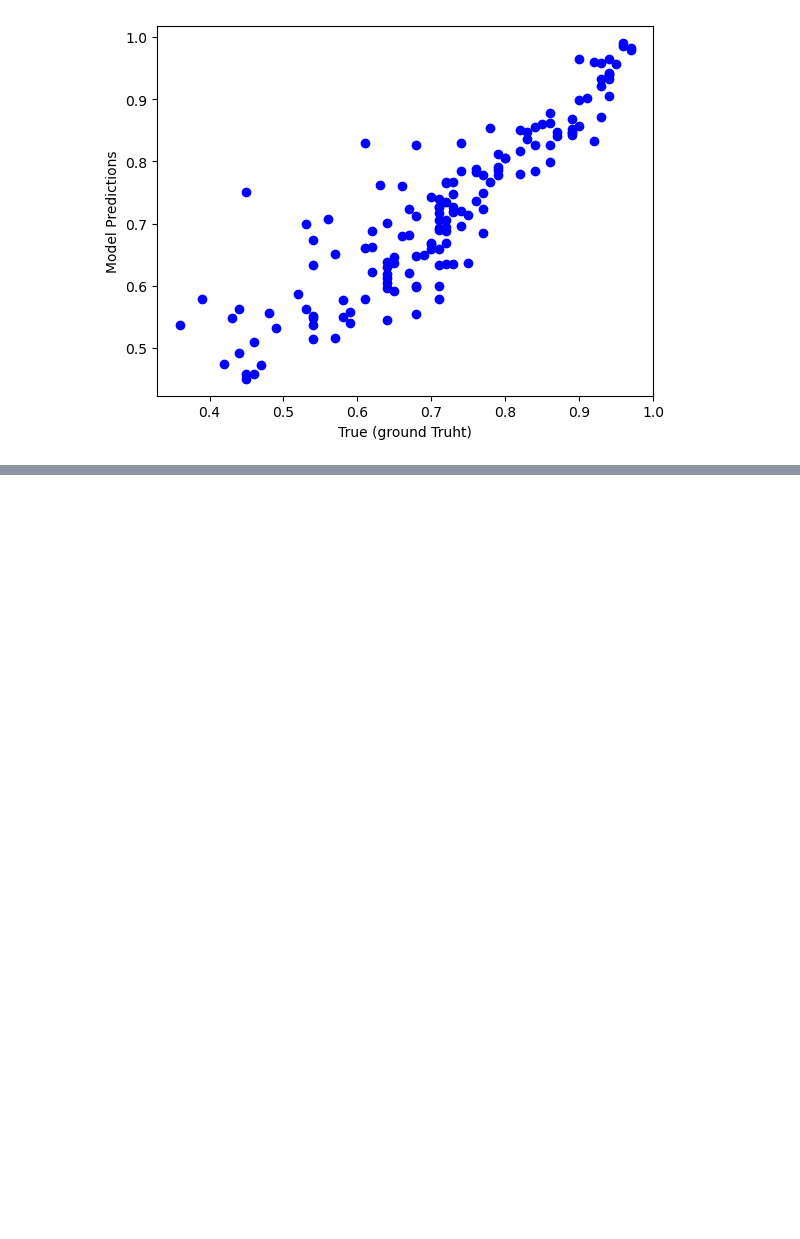
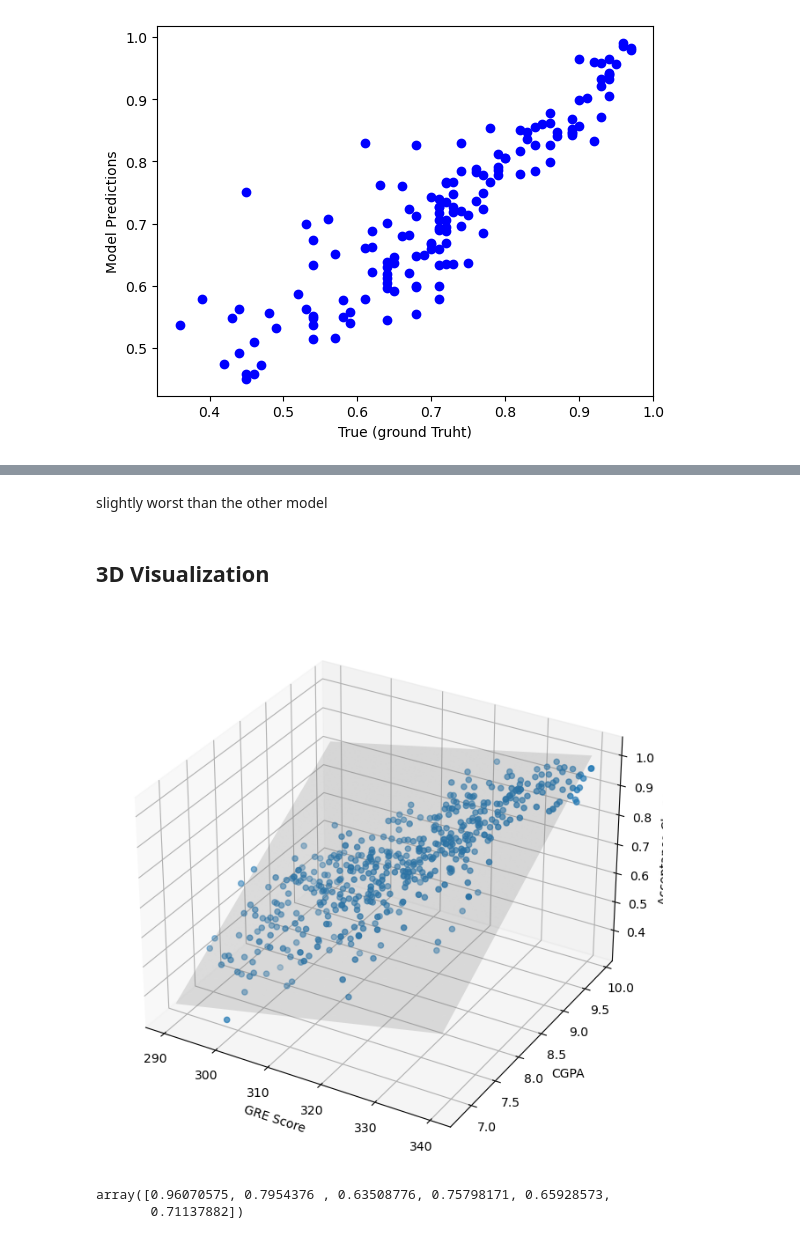
Before and after one commit to AlvaroBishop/GraduateSchoolAcceptancePrediction, a Jupyter notebook: Graduate_Admission_Prediction.ipynb, the cells around one changed output, grey strips where cells are left out. Cells and saved outputs as stored; diff of their text form; code cells hidden in the pictures; blank space fills up the shorter version.

Commit message:
show results in a 3d figure

```diff
--- a/Graduate_Admission_Prediction.ipynb
+++ b/Graduate_Admission_Prediction.ipynb
@@ -305,0 +315,30 @@ MAPE = np.mean( np.abs( (y_test - y_predict) / y_test) ) * 100
+# %% [markdown]
+slightly worst than the other model
+# %% [markdown]
+## 3D Visualization
+# %%
+from mpl_toolkits.mplot3d import Axes3D
+x_surf, y_surf = np.meshgrid( np.linspace(admission_df["GRE Score"].min(), admission_df["GRE Score"].max(),100),
+                              np.linspace(admission_df["CGPA"].min(), admission_df["CGPA"].max(),100))
+# %%
+onlyX = pd.DataFrame({'GRE Score': x_surf.ravel(), "CGPA" : y_surf.ravel()})
+# %%
+fittedY = regressor.predict(onlyX).reshape(x_surf.shape)
+# %%
+fig = plt.figure(figsize=(10, 8))
+ax = fig.add_subplot(111, projection = "3d")
+ax.scatter(admission_df["GRE Score"], admission_df["CGPA"], admission_df["Chance of Admit "])
+ax.plot_surface(x_surf, y_surf, fittedY, color ="grey", alpha = 0.2)
+ax.set_xlabel('GRE Score')
+ax.set_ylabel('CGPA')
+ax.set_zlabel('Acceptance Chance')
+plt.show()
+# %% [output]
+[figure, added]
+# %%
+predictions = pd.DataFrame( { "GRE Score" : [337, 324, 316, 322 ,314, 300],"CGPA": [9.65, 8.87,8.00,8.67,8.21, 8.9]})
+predictionsFit = regressor.predict(predictions)
+predictionsFit
+# %% [output]
+array([0.96070575, 0.7954376 , 0.63508776, 0.75798171, 0.65928573,
+       0.71137882])
```
Also changed, not shown: parts of 2 cells of this notebook.
